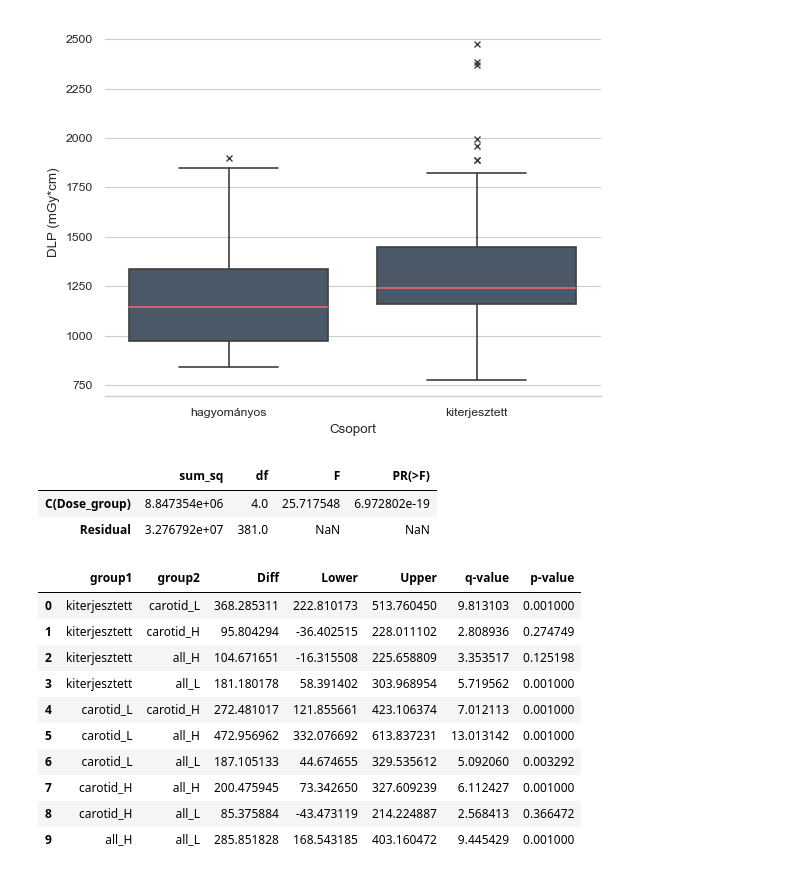
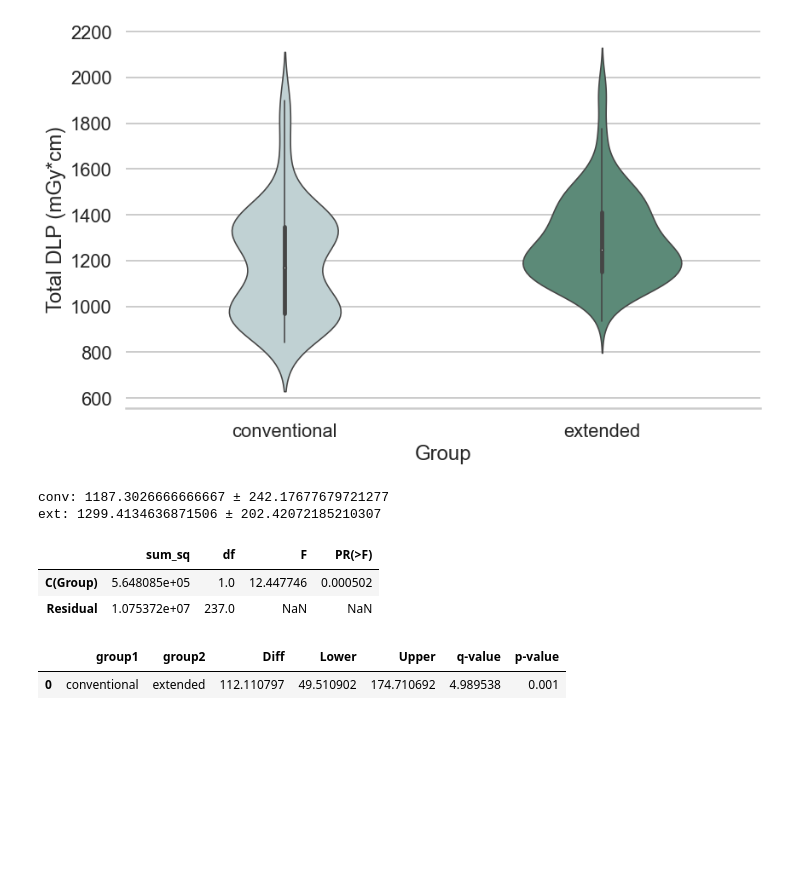
Before and after one commit to antalsz96/cta, a Jupyter notebook: dlp.ipynb, the cells around one changed output. Cells and saved outputs as stored; diff of their text form; code cells hidden in the pictures; blank space fills up the shorter version.

Commit message:
updated graphics

```diff
--- a/dlp.ipynb
+++ b/dlp.ipynb
@@ -28,43 +5,50 @@ df_melt.head()
-# %%
-sns.set_style('whitegrid')
-sns.set_context('paper')
-ax = sns.boxplot(x='Csoport', y='DLP (mGy*cm)', data=df_melt,
-                flierprops={"marker": "x"},
-                medianprops={"color": "#e46a68"},
-                boxprops={"facecolor": "#4a5867"})
-sns.despine(left=True)
-plt.show()
-# %% [output]
-[figure, removed]
+# %%
+dlp_df = pd.read_excel("dlp.xlsx")
+dlp_df = dlp_df[dlp_df['extended'] < 2100]
+dlp_df = dlp_df[dlp_df['extended'] > 850]
+
+all_df = dlp_df[['conventional', 'extended']]
+df_melt = pd.melt(all_df.reset_index(), id_vars=['index'], value_vars=['conventional', 'extended'])
+df_melt.columns = ['index', 'Group', 'Total DLP (mGy*cm)']
+# df_melt.head()
+
+sns.set_theme(rc={"figure.dpi": 96}, style='whitegrid', context='talk')
+fig, ax = plt.subplots(figsize=(10, 6))
+ax = sns.violinplot(x='Group', y='Total DLP (mGy*cm)', data=df_melt,
+                flierprops={'marker':'x'},
+                palette=["#bdd3d6", "#54927a"],
+                linewidth=1.2,
+                width=0.5)
+sns.despine(left=True)
+plt.show()
+# %% [output]
+[figure, added]
+# %%
+print(f"conv: {dlp_df['conventional'].mean()} ± {dlp_df['conventional'].std()}")
+print(f"ext: {dlp_df['extended'].mean()} ± {dlp_df['extended'].std()}")
+# %% [output]
+conv: 1187.3026666666667 ± 242.17677679721277
+ext: 1299.4134636871506 ± 202.42072185210307
 # %%
 import statsmodels.api as sm
 from statsmodels.formula.api import ols
+
+model = ols('Total_DLP ~ C(Group)', data=df_melt).fit()
+anova_table = sm.stats.anova_lm(model, typ=2)
+anova_table
+# %% [output]
+|  | sum_sq | df | F | PR(>F) |
+| C(Group) | 5.648085e+05 | 1.0 | 12.447746 | 0.000502 |
+| Residual | 1.075372e+07 | 237.0 | NaN | NaN |
-# %%
-model = ols('DLP ~ C(Dose_group)', data=df_melt).fit()
-anova_table = sm.stats.anova_lm(model, typ=2)
-anova_table
-# %% [output]
-|  | sum_sq | df | F | PR(>F) |
-| C(Dose_group) | 8.847354e+06 | 4.0 | 25.717548 | 6.972802e-19 |
-| Residual | 3.276792e+07 | 381.0 | NaN | NaN |
 # %%
 from bioinfokit.analys import stat
 
 res = stat()
-res.tukey_hsd(df=df_melt, res_var='DLP', xfac_var='Dose_group', anova_model='DLP ~ C(Dose_group)')
+res.tukey_hsd(df=df_melt, res_var='Total_DLP', xfac_var='Group', anova_model='Total_DLP ~ C(Group)')
 res.tukey_summary
 # %% [output]
 |  | group1 | group2 | Diff | Lower | Upper | q-value | p-value |
-| 0 | kiterjesztett | carotid_L | 368.285311 | 222.810173 | 513.760450 | 9.813103 | 0.001000 |
-| 1 | kiterjesztett | carotid_H | 95.804294 | -36.402515 | 228.011102 | 2.808936 | 0.274749 |
-| 2 | kiterjesztett | all_H | 104.671651 | -16.315508 | 225.658809 | 3.353517 | 0.125198 |
-| 3 | kiterjesztett | all_L | 181.180178 | 58.391402 | 303.968954 | 5.719562 | 0.001000 |
-| 4 | carotid_L | carotid_H | 272.481017 | 121.855661 | 423.106374 | 7.012113 | 0.001000 |
-| 5 | carotid_L | all_H | 472.956962 | 332.076692 | 613.837231 | 13.013142 | 0.001000 |
-| 6 | carotid_L | all_L | 187.105133 | 44.674655 | 329.535612 | 5.092060 | 0.003292 |
-| 7 | carotid_H | all_H | 200.475945 | 73.342650 | 327.609239 | 6.112427 | 0.001000 |
-| 8 | carotid_H | all_L | 85.375884 | -43.473119 | 214.224887 | 2.568413 | 0.366472 |
-| 9 | all_H | all_L | 285.851828 | 168.543185 | 403.160472 | 9.445429 | 0.001000 |
+| 0 | conventional | extended | 112.110797 | 49.510902 | 174.710692 | 4.989538 | 0.001 |
 # %%
 import statsmodels.stats.multicomp as mc
 import scipy.stats as stats
```
Also changed, not shown: parts of 6 cells of this notebook, 1 other file.
